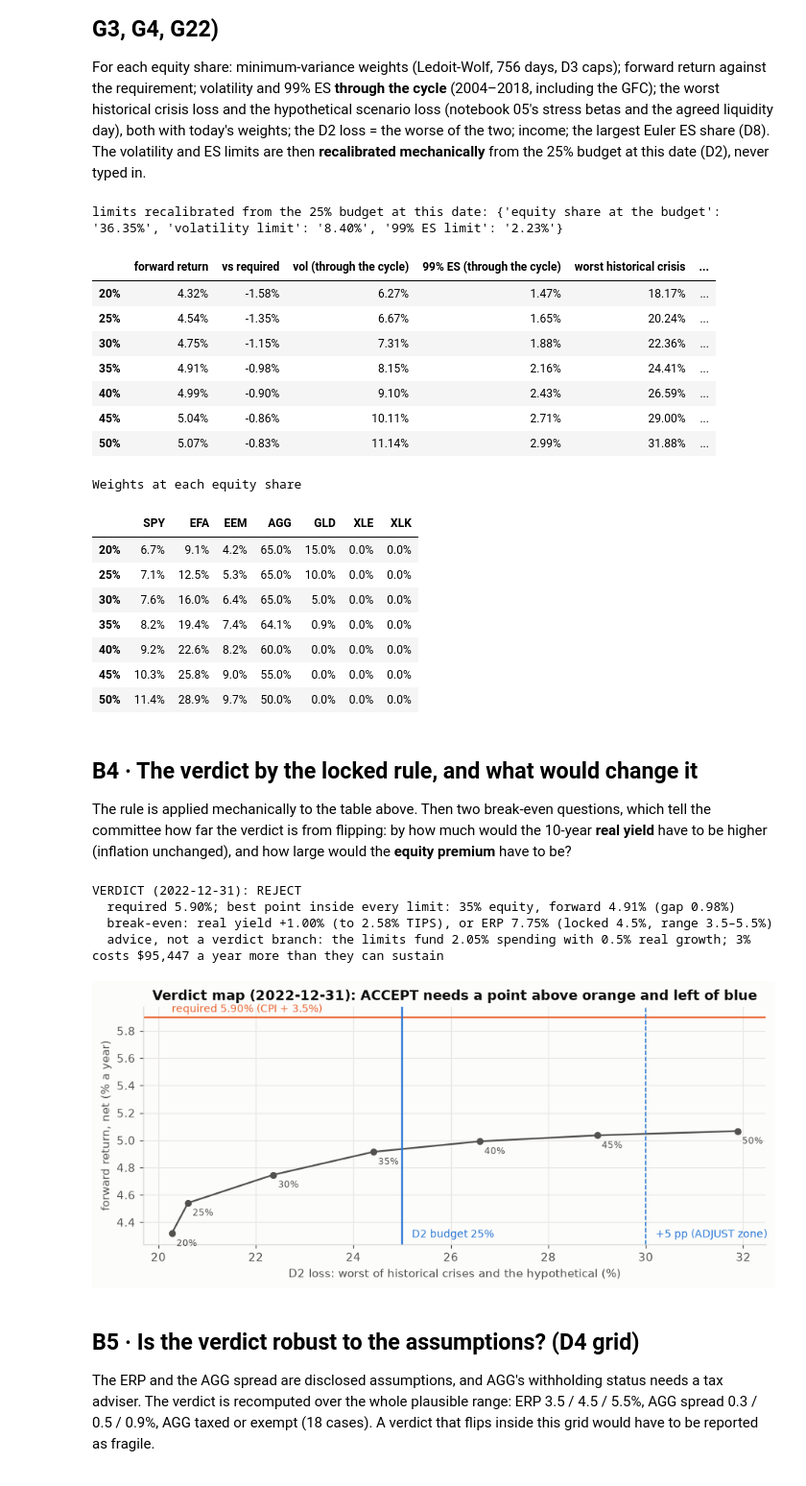
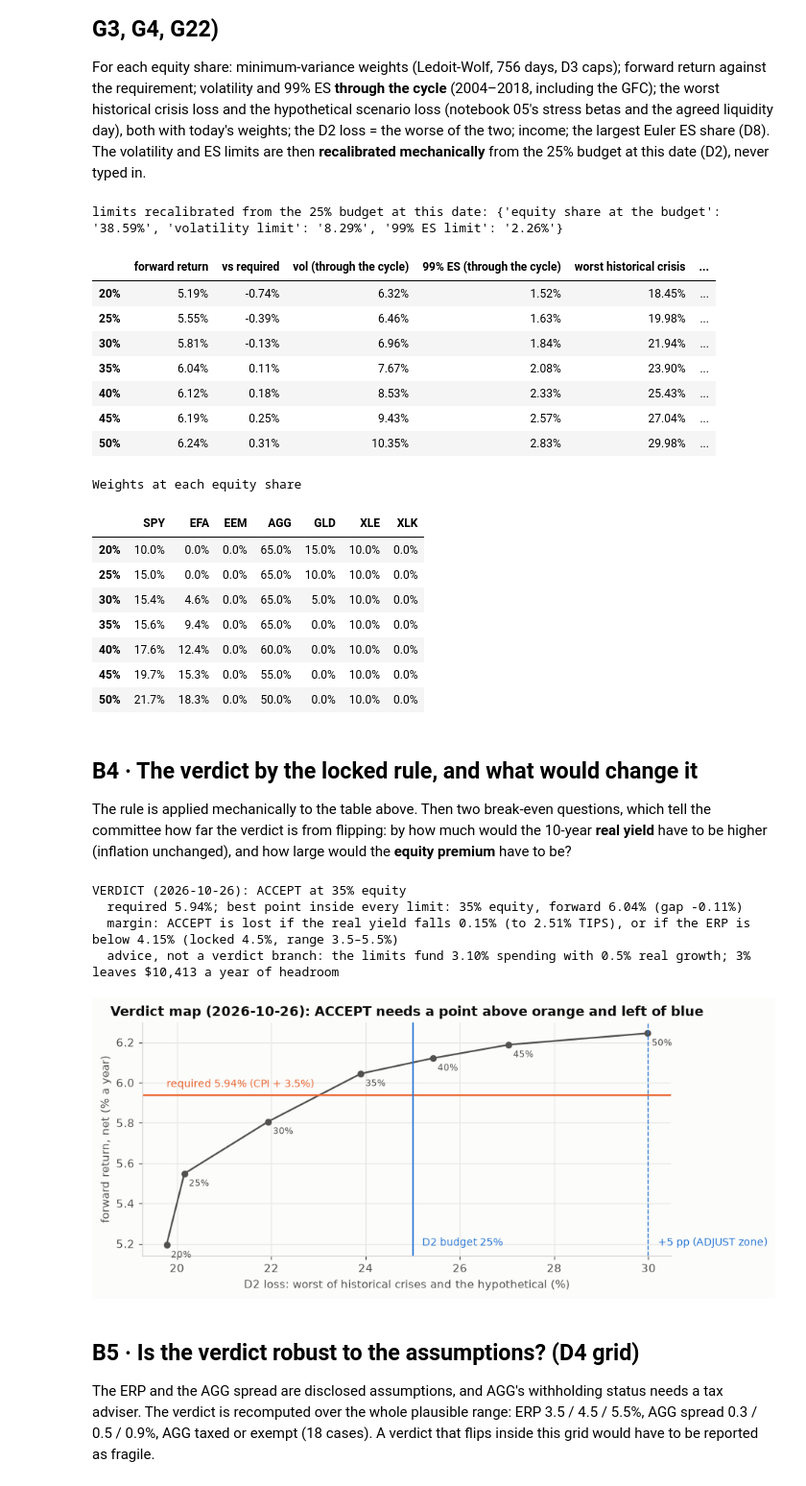
Before and after one commit to Pasidu-Mihiranga/QuantEdge, a Jupyter notebook: notebooks/06_decision.ipynb, the cells around one changed output. Shown at 96% size. Cells and saved outputs as stored; diff of their text form; code cells hidden in the pictures.

```diff
--- a/notebooks/06_decision.ipynb
+++ b/notebooks/06_decision.ipynb
@@ -660,7 +660,7 @@ required return  notebook 5.90% | pipeline 5.90%
 import subprocess
 import yaml
 
-DECISION_DATE = "2022-12-31"   # dry run. After the tag methodology-freeze-v1: "2026-10-26" (D7), then run once
+DECISION_DATE = "2026-10-26"   # D7 decision date (real run, after the tag methodology-freeze-v1). Dry run: "2022-12-31"
 LOCK = {"spending": 0.03, "growth": 0.005, "budget": 0.25, "adjust_pp": 0.05, "erp": 0.045, "spread": 0.005,
         "es_share_cap": 0.40}                                     # doc/decisions/inputs_lock.md (D1, D2, D4, D8)
 ips_cfg = yaml.safe_load((ROOT / "config.yaml").read_text())["ips"]
@@ -727,7 +727,9 @@ consistency: nominal − breakeven = 1.58% vs TIPS 1.58% (gap 0 bp)
 For each equity share: minimum-variance weights (Ledoit-Wolf, 756 days, D3 caps); forward return against the requirement; volatility and 99% ES **through the cycle** (2004–2018, including the GFC); the worst historical crisis loss and the hypothetical scenario loss (notebook 05's stress betas and the agreed liquidity day), both with today's weights; the D2 loss = the worse of the two; income; the largest Euler ES share (D8). The volatility and ES limits are then **recalibrated mechanically** from the 25% budget at this date (D2), never typed in.
 # %%
 EVID = ROOT / "notebooks" / "evidence"
-bh = pd.read_csv(EVID / "05_stress_betas.csv", index_col=0)
+bh_file = EVID / f"05_stress_betas_{RB.index[-1].date()}.csv"
+assert bh_file.exists(), f"run notebook 05 with data to {RB.index[-1].date()} first"
+bh = pd.read_csv(bh_file, index_col=0)
 assert bh["data_end"].iloc[0] == str(RB.index[-1].date()), "rerun notebook 05 on the same data first"
 scen = pd.read_csv(EVID / "05_scenario.csv", index_col=0)["shock"]
 LIQ = float(scen.pop("AGG liquidity day"))
@@ -771,24 +773,24 @@ print("limits recalibrated from the 25% budget at this date:", {k: f"{v:.2%}" fo
 display(sc.style.format({c: "{:.2%}" for c in pct_cols}))
 display(pd.DataFrame(WB, index=TICKERS).T.set_axis(sc.index).style.format("{:.1%}").set_caption("Weights at each equity share"))
 # %% [output]
-limits recalibrated from the 25% budget at this date: {'equity share at the budget': '36.35%', 'volatility limit': '8.40%', '99% ES limit': '2.23%'}
+limits recalibrated from the 25% budget at this date: {'equity share at the budget': '38.59%', 'volatility limit': '8.29%', '99% ES limit': '2.26%'}
 |  | forward return | vs required | vol (through the cycle) | 99% ES (through the cycle) | worst historical crisis | ... |
-| 20% | 4.32% | -1.58% | 6.27% | 1.47% | 18.17% | ... |
-| 25% | 4.54% | -1.35% | 6.67% | 1.65% | 20.24% | ... |
-| 30% | 4.75% | -1.15% | 7.31% | 1.88% | 22.36% | ... |
-| 35% | 4.91% | -0.98% | 8.15% | 2.16% | 24.41% | ... |
-| 40% | 4.99% | -0.90% | 9.10% | 2.43% | 26.59% | ... |
-| 45% | 5.04% | -0.86% | 10.11% | 2.71% | 29.00% | ... |
-| 50% | 5.07% | -0.83% | 11.14% | 2.99% | 31.88% | ... |
+| 20% | 5.19% | -0.74% | 6.32% | 1.52% | 18.45% | ... |
+| 25% | 5.55% | -0.39% | 6.46% | 1.63% | 19.98% | ... |
+| 30% | 5.81% | -0.13% | 6.96% | 1.84% | 21.94% | ... |
+| 35% | 6.04% | 0.11% | 7.67% | 2.08% | 23.90% | ... |
+| 40% | 6.12% | 0.18% | 8.53% | 2.33% | 25.43% | ... |
+| 45% | 6.19% | 0.25% | 9.43% | 2.57% | 27.04% | ... |
+| 50% | 6.24% | 0.31% | 10.35% | 2.83% | 29.98% | ... |
 Weights at each equity share
 |  | SPY | EFA | EEM | AGG | GLD | XLE | XLK |
-| 20% | 6.7% | 9.1% | 4.2% | 65.0% | 15.0% | 0.0% | 0.0% |
-| 25% | 7.1% | 12.5% | 5.3% | 65.0% | 10.0% | 0.0% | 0.0% |
-| 30% | 7.6% | 16.0% | 6.4% | 65.0% | 5.0% | 0.0% | 0.0% |
-| 35% | 8.2% | 19.4% | 7.4% | 64.1% | 0.9% | 0.0% | 0.0% |
-| 40% | 9.2% | 22.6% | 8.2% | 60.0% | 0.0% | 0.0% | 0.0% |
-| 45% | 10.3% | 25.8% | 9.0% | 55.0% | 0.0% | 0.0% | 0.0% |
-| 50% | 11.4% | 28.9% | 9.7% | 50.0% | 0.0% | 0.0% | 0.0% |
+| 20% | 10.0% | 0.0% | 0.0% | 65.0% | 15.0% | 10.0% | 0.0% |
+| 25% | 15.0% | 0.0% | 0.0% | 65.0% | 10.0% | 10.0% | 0.0% |
+| 30% | 15.4% | 4.6% | 0.0% | 65.0% | 5.0% | 10.0% | 0.0% |
+| 35% | 15.6% | 9.4% | 0.0% | 65.0% | 0.0% | 10.0% | 0.0% |
+| 40% | 17.6% | 12.4% | 0.0% | 60.0% | 0.0% | 10.0% | 0.0% |
+| 45% | 19.7% | 15.3% | 0.0% | 55.0% | 0.0% | 10.0% | 0.0% |
+| 50% | 21.7% | 18.3% | 0.0% | 50.0% | 0.0% | 10.0% | 0.0% |
 # %% [markdown]
 ## B4 · The verdict by the locked rule, and what would change it
 
@@ -801,40 +803,46 @@ if ok:
     VERDICT, REC = "ACCEPT", min(ok)
 elif near:
     VERDICT, REC = "ADJUST THE RISK LIMIT", min(near)
 else:
     VERDICT, REC = "REJECT", None
 feasible = [x for x, k in zip(LEVELS, sc.index) if sc.loc[k, "within every risk limit"]]
 BEST = max(feasible, key=lambda x: fwdB(WB[x]))                           # highest forward return inside the limits
 sust = (1 + fwdB(WB[BEST])) / ((1 + piB) * (1 + LOCK["growth"])) - 1        # spending it funds with 0.5% real growth
 
 def accept_at(dy=0.0, erp=LOCK["erp"]):
     return any(fwdB(WB[x], erp=erp, dy=dy) >= R_REQ for x in feasible)
 be_dy = next((d for d in np.arange(0, 0.03001, 0.0005) if accept_at(dy=d)), np.nan)
 be_erp = next((e for e in np.arange(0, 0.15001, 0.0005) if accept_at(erp=e)), np.nan)
 print(f"VERDICT ({D.date()}): {VERDICT}" + ("" if REC is None else f" at {REC:.0%} equity"))
 print(f"  required {R_REQ:.2%}; best point inside every limit: {BEST:.0%} equity, forward {fwdB(WB[BEST]):.2%} "
       f"(gap {R_REQ - fwdB(WB[BEST]):.2%})")
-print(f"  break-even: real yield +{be_dy:.2%} (to {tips + be_dy:.2%} TIPS), or ERP {be_erp:.2%} (locked 4.5%, range 3.5–5.5%)")
+if VERDICT == "ACCEPT":                                 # how far could the inputs move before ACCEPT is lost?
+    lose_dy = next((d for d in np.arange(0, -0.03001, -0.0005) if not accept_at(dy=d)), np.nan)
+    print(f"  margin: ACCEPT is lost if the real yield falls {-lose_dy:.2%} (to {tips + lose_dy:.2%} TIPS), "
+          f"or if the ERP is below {be_erp:.2%} (locked 4.5%, range 3.5–5.5%)")
+else:
+    print(f"  break-even: real yield +{be_dy:.2%} (to {tips + be_dy:.2%} TIPS), or ERP {be_erp:.2%} (locked 4.5%, range 3.5–5.5%)")
+gap_sp = (LOCK["spending"] - sust) * NAV
 print(f"  advice, not a verdict branch: the limits fund {sust:.2%} spending with 0.5% real growth; "
-      f"3% costs ${(LOCK['spending'] - sust) * NAV:,.0f} a year more than they can sustain")
+      + (f"3% overspends by ${gap_sp:,.0f} a year" if gap_sp > 0 else f"3% leaves ${-gap_sp:,.0f} a year of headroom"))
 
 fig, ax = plt.subplots(figsize=(8.5, 3.8))
 ax.plot(sc["D2 loss"].astype(float) * 100, sc["forward return"].astype(float) * 100, color=INK2, marker="o", markersize=5, linewidth=1.5)
 for k in sc.index:
     ax.annotate(k, (sc.loc[k, "D2 loss"] * 100, sc.loc[k, "forward return"] * 100), textcoords="offset points", xytext=(4, -11), fontsize=8, color=INK2)
 ax.axhline(R_REQ * 100, color=ORANGE, linewidth=1.5); ax.text(sc["D2 loss"].min() * 100, R_REQ * 100 + 0.04, f"required {R_REQ:.2%} (CPI + 3.5%)", color=ORANGE, fontsize=9)
 ax.axvline(LOCK["budget"] * 100, color=BLUE, linewidth=1.5); ax.text(LOCK["budget"] * 100 + 0.2, ax.get_ylim()[0] + 0.05, "D2 budget 25%", color=BLUE, fontsize=9)
 ax.axvline((LOCK["budget"] + LOCK["adjust_pp"]) * 100, color=BLUE, linestyle="--", linewidth=1)
 ax.text((LOCK["budget"] + LOCK["adjust_pp"]) * 100 + 0.2, ax.get_ylim()[0] + 0.05, "+5 pp (ADJUST zone)", color=BLUE, fontsize=9)
 ax.set(xlabel="D2 loss: worst of historical crises and the hypothetical (%)", ylabel="forward return, net (% a year)",
        title=f"Verdict map ({D.date()}): ACCEPT needs a point above orange and left of blue")
 plt.tight_layout(); plt.show()
 # %% [output]
-VERDICT (2022-12-31): REJECT
-  required 5.90%; best point inside every limit: 35% equity, forward 4.91% (gap 0.98%)
-  break-even: real yield +1.00% (to 2.58% TIPS), or ERP 7.75% (locked 4.5%, range 3.5–5.5%)
-  advice, not a verdict branch: the limits fund 2.05% spending with 0.5% real growth; 3% costs $95,447 a year more than they can sustain
+VERDICT (2026-10-26): ACCEPT at 35% equity
+  required 5.94%; best point inside every limit: 35% equity, forward 6.04% (gap -0.11%)
+  margin: ACCEPT is lost if the real yield falls 0.15% (to 2.51% TIPS), or if the ERP is below 4.15% (locked 4.5%, range 3.5–5.5%)
+  advice, not a verdict branch: the limits fund 3.10% spending with 0.5% real growth; 3% leaves $10,413 a year of headroom
-[figure, old version]
+[figure, new version]
 # %% [markdown]
 ## B5 · Is the verdict robust to the assumptions? (D4 grid)
 
```
Also changed, not shown: parts of 7 cells of this notebook, 4 other files.
